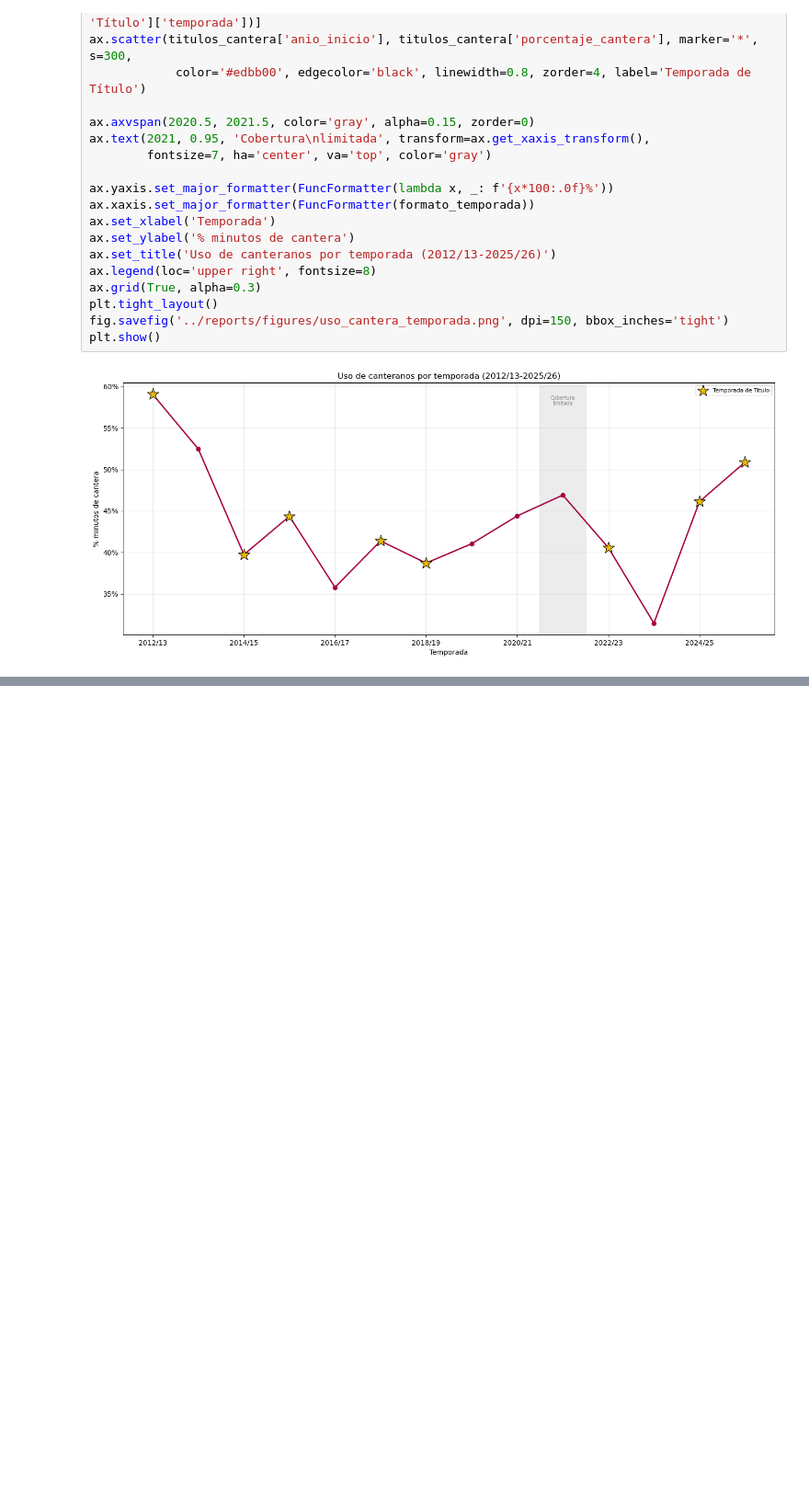
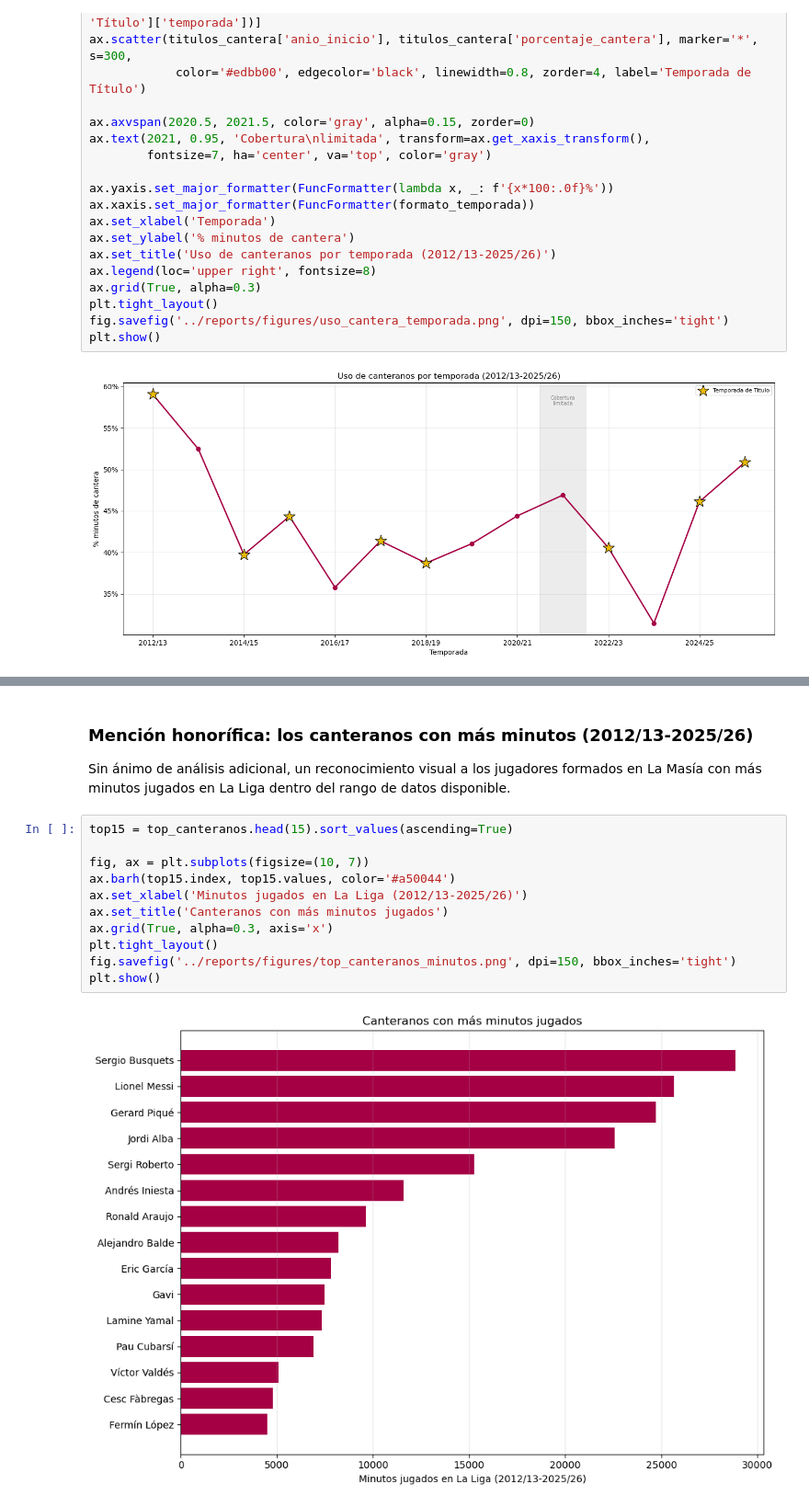
Before and after one commit to albertone448/always-barca, a Jupyter notebook: notebooks/03_analisis_cantera.ipynb, the cells around one changed output, grey strips where cells are left out. Shown at 92% size. Saved outputs shown, nothing was run; the diff lists cells and outputs as text; blank space fills up the shorter version.

```diff
--- a/notebooks/03_analisis_cantera.ipynb
+++ b/notebooks/03_analisis_cantera.ipynb
@@ -358,0 +439,17 @@ plt.show()
+# %% [markdown]
+### Mención honorífica: los canteranos con más minutos (2012/13-2025/26)
+
+Sin ánimo de análisis adicional, un reconocimiento visual a los jugadores formados en La Masía con más minutos jugados en La Liga dentro del rango de datos disponible.
+# %%
+top15 = top_canteranos.head(15).sort_values(ascending=True)
+
+fig, ax = plt.subplots(figsize=(10, 7))
+ax.barh(top15.index, top15.values, color='#a50044')
+ax.set_xlabel('Minutos jugados en La Liga (2012/13-2025/26)')
+ax.set_title('Canteranos con más minutos jugados')
+ax.grid(True, alpha=0.3, axis='x')
+plt.tight_layout()
+fig.savefig('../reports/figures/top_canteranos_minutos.png', dpi=150, bbox_inches='tight')
+plt.show()
+# %% [output]
+[figure, added]
```
Also changed, not shown: parts of 12 cells of this notebook, 4 other files.
